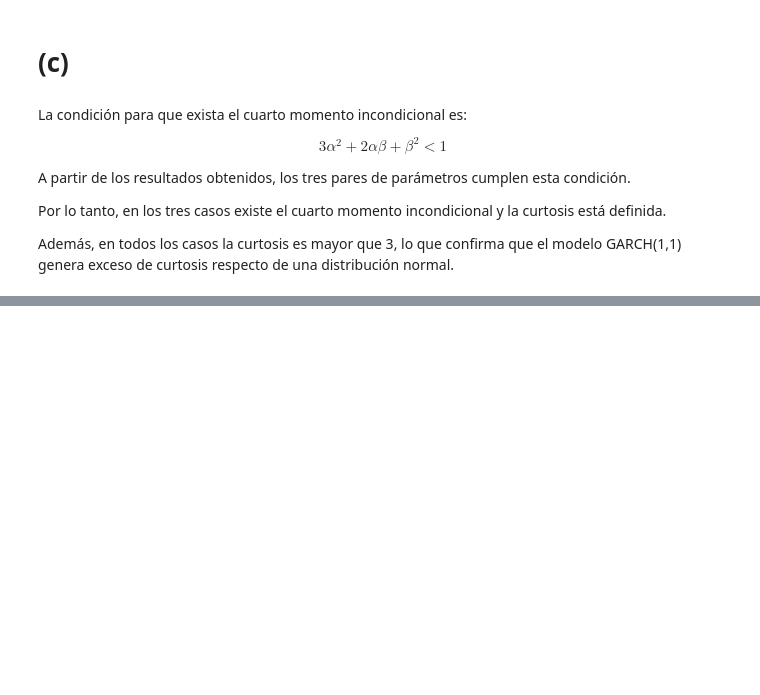
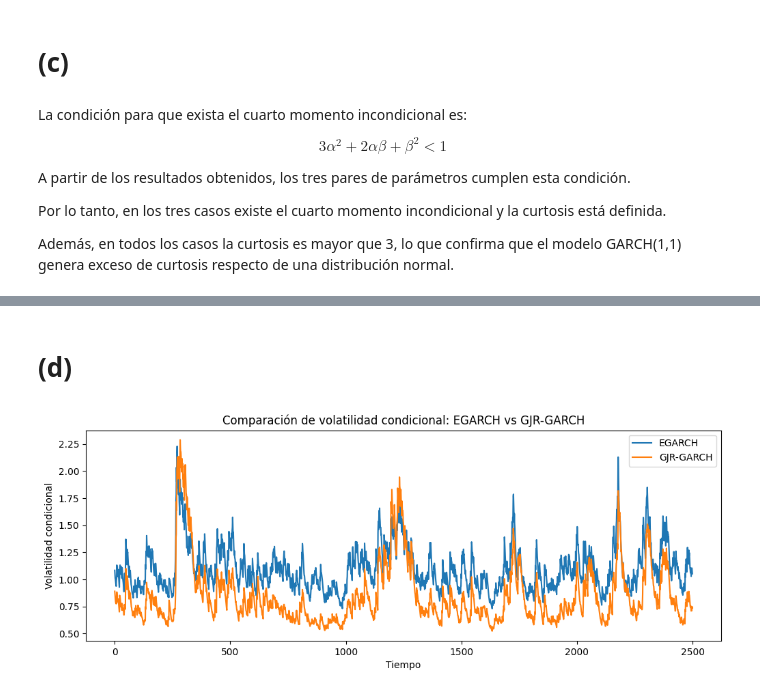
Before and after one commit to Antoniacifuentes/ds_finance_cifuentes, a Jupyter notebook: notebooks/hw5.ipynb, the cells around one changed output, grey strips where cells are left out. Drawn from its saved outputs; the diff is of its cells as text; code cells hidden in the pictures; blank space fills up the shorter version.

```diff
--- a/notebooks/hw5.ipynb
+++ b/notebooks/hw5.ipynb
@@ -341,0 +510,67 @@ Además, en todos los casos la curtosis es mayor que 3, lo que confirma que el m
+# %% [markdown]
+# (d)
+# %%
+np.random.seed(123)
+
+n = 3000
+z_comun = np.random.normal(0, 1, n)
+
+def simulate_egarch_with_z(omega, alpha, gamma, beta, z):
+    n = len(z)
+    log_sigma2 = np.zeros(n)
+    sigma2 = np.zeros(n)
+    epsilon = np.zeros(n)
+
+    log_sigma2[0] = omega / (1 - beta)
+    sigma2[0] = np.exp(log_sigma2[0])
+    epsilon[0] = np.sqrt(sigma2[0]) * z[0]
+
+    expected_abs_z = np.sqrt(2 / np.pi)
+
+    for t in range(1, n):
+        log_sigma2[t] = (
+            omega
+            + beta * log_sigma2[t-1]
+            + alpha * (abs(z[t-1]) - expected_abs_z)
+            + gamma * z[t-1]
+        )
+        sigma2[t] = np.exp(log_sigma2[t])
+        epsilon[t] = np.sqrt(sigma2[t]) * z[t]
+
+    return np.sqrt(sigma2)
+
+
+def simulate_gjr_with_z(omega, alpha, gamma, beta, z):
+    n = len(z)
+    sigma2 = np.zeros(n)
+    epsilon = np.zeros(n)
+
+    sigma2[0] = omega / (1 - alpha - beta - gamma/2)
+    epsilon[0] = np.sqrt(sigma2[0]) * z[0]
+
+    for t in range(1, n):
+        indicador = 1 if epsilon[t-1] < 0 else 0
+        sigma2[t] = (
+            omega
+            + alpha * epsilon[t-1]**2
+            + gamma * indicador * epsilon[t-1]**2
+            + beta * sigma2[t-1]
+        )
+        epsilon[t] = np.sqrt(sigma2[t]) * z[t]
+
+    return np.sqrt(sigma2)
+
+
+sigma_egarch = simulate_egarch_with_z(0.01, 0.10, -0.08, 0.95, z_comun)
+sigma_gjr = simulate_gjr_with_z(0.02, 0.03, 0.09, 0.90, z_comun)
+
+plt.figure(figsize=(12, 4))
+plt.plot(sigma_egarch[burn_in:], label="EGARCH")
+plt.plot(sigma_gjr[burn_in:], label="GJR-GARCH")
+plt.title("Comparación de volatilidad condicional: EGARCH vs GJR-GARCH")
+plt.xlabel("Tiempo")
+plt.ylabel("Volatilidad condicional")
+plt.legend()
+plt.show()
+# %% [output]
+[figure, added]
```
Also changed, not shown: parts of 36 cells of this notebook.
